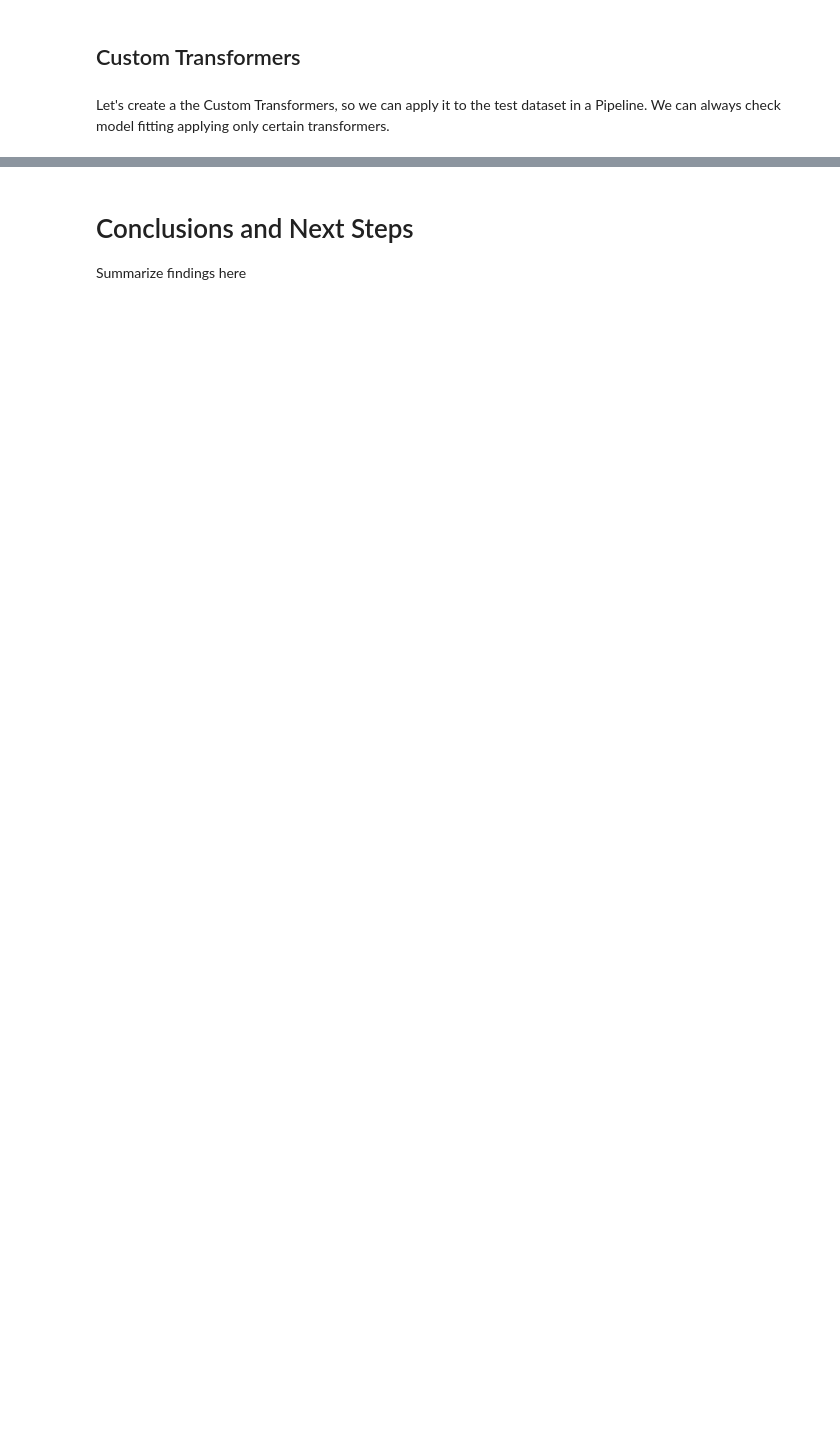
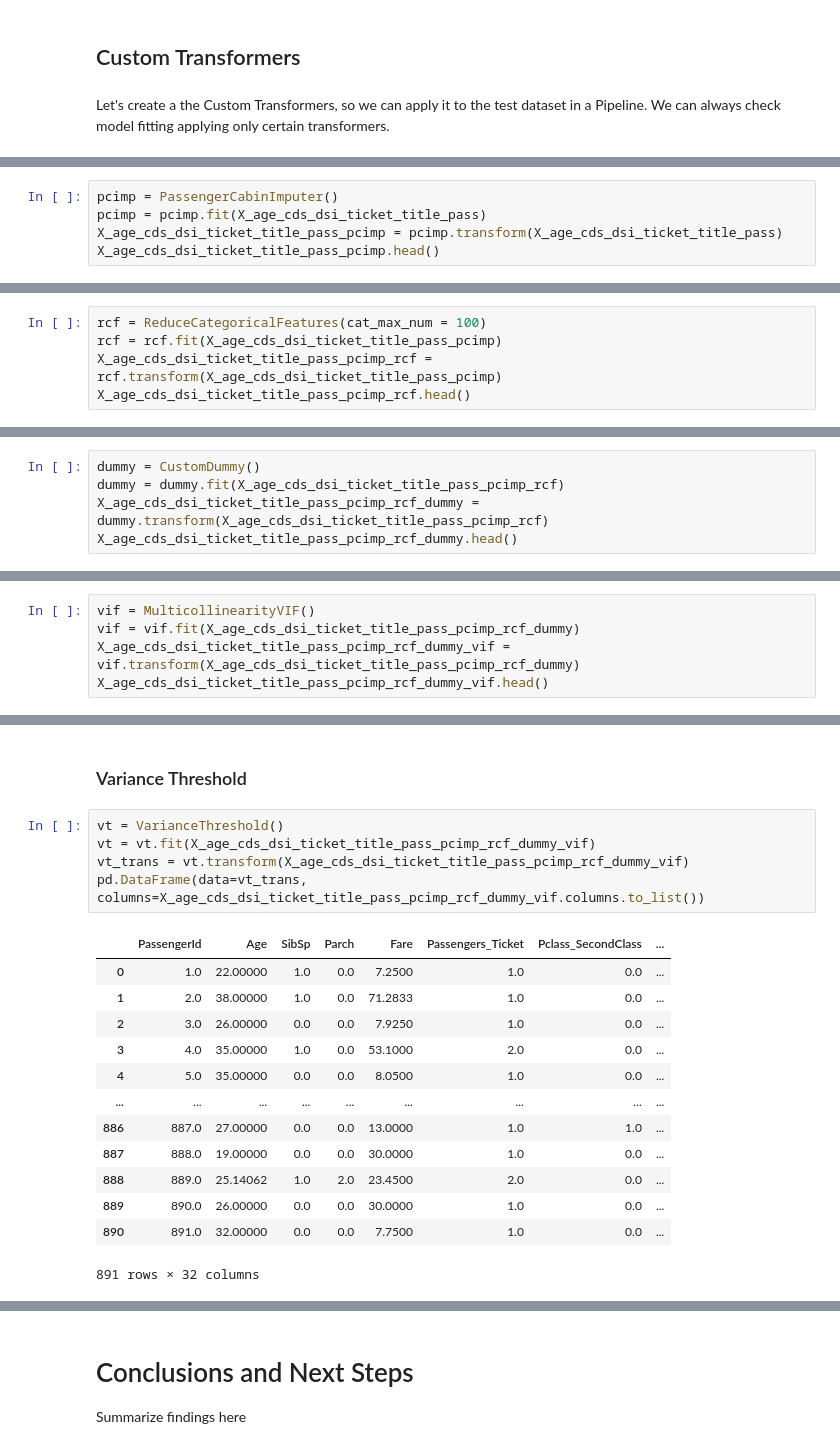
Before and after one commit to sbmoyano/data_science_projects, a Jupyter notebook: kaggle_titanic_competition/kaggle_titanic_competition_classification.ipynb, the cells around one changed output, grey strips where cells are left out. Cells and saved outputs as stored; diff of their text form; blank space fills up the shorter version.

```diff
--- a/kaggle_titanic_competition/kaggle_titanic_competition_classification.ipynb
+++ b/kaggle_titanic_competition/kaggle_titanic_competition_classification.ipynb
@@ -665,0 +1083,5 @@ Show graphs and stats here
+# %%
+pcimp = PassengerCabinImputer()
+pcimp = pcimp.fit(X_age_cds_dsi_ticket_title_pass)
+X_age_cds_dsi_ticket_title_pass_pcimp = pcimp.transform(X_age_cds_dsi_ticket_title_pass)
+X_age_cds_dsi_ticket_title_pass_pcimp.head()
@@ -665,0 +1096,5 @@ Show graphs and stats here
+# %%
+rcf = ReduceCategoricalFeatures(cat_max_num = 100)
+rcf = rcf.fit(X_age_cds_dsi_ticket_title_pass_pcimp)
+X_age_cds_dsi_ticket_title_pass_pcimp_rcf = rcf.transform(X_age_cds_dsi_ticket_title_pass_pcimp)
+X_age_cds_dsi_ticket_title_pass_pcimp_rcf.head()
@@ -665,0 +1109,5 @@ Show graphs and stats here
+# %%
+dummy = CustomDummy()
+dummy = dummy.fit(X_age_cds_dsi_ticket_title_pass_pcimp_rcf)
+X_age_cds_dsi_ticket_title_pass_pcimp_rcf_dummy = dummy.transform(X_age_cds_dsi_ticket_title_pass_pcimp_rcf)
+X_age_cds_dsi_ticket_title_pass_pcimp_rcf_dummy.head()
@@ -665,0 +1123,5 @@ Show graphs and stats here
+# %%
+vif = MulticollinearityVIF()
+vif = vif.fit(X_age_cds_dsi_ticket_title_pass_pcimp_rcf_dummy)
+X_age_cds_dsi_ticket_title_pass_pcimp_rcf_dummy_vif = vif.transform(X_age_cds_dsi_ticket_title_pass_pcimp_rcf_dummy)
+X_age_cds_dsi_ticket_title_pass_pcimp_rcf_dummy_vif.head()
@@ -665,0 +1363,21 @@ Show graphs and stats here
+# %% [markdown]
+### Variance Threshold
+# %%
+vt = VarianceThreshold()
+vt = vt.fit(X_age_cds_dsi_ticket_title_pass_pcimp_rcf_dummy_vif)
+vt_trans = vt.transform(X_age_cds_dsi_ticket_title_pass_pcimp_rcf_dummy_vif)
+pd.DataFrame(data=vt_trans, columns=X_age_cds_dsi_ticket_title_pass_pcimp_rcf_dummy_vif.columns.to_list())
+# %% [output]
+|  | PassengerId | Age | SibSp | Parch | Fare | Passengers_Ticket | Pclass_SecondClass | ... |
+| 0 | 1.0 | 22.00000 | 1.0 | 0.0 | 7.2500 | 1.0 | 0.0 | ... |
+| 1 | 2.0 | 38.00000 | 1.0 | 0.0 | 71.2833 | 1.0 | 0.0 | ... |
+| 2 | 3.0 | 26.00000 | 0.0 | 0.0 | 7.9250 | 1.0 | 0.0 | ... |
+| 3 | 4.0 | 35.00000 | 1.0 | 0.0 | 53.1000 | 2.0 | 0.0 | ... |
+| 4 | 5.0 | 35.00000 | 0.0 | 0.0 | 8.0500 | 1.0 | 0.0 | ... |
+| ... | ... | ... | ... | ... | ... | ... | ... | ... |
+| 886 | 887.0 | 27.00000 | 0.0 | 0.0 | 13.0000 | 1.0 | 1.0 | ... |
+| 887 | 888.0 | 19.00000 | 0.0 | 0.0 | 30.0000 | 1.0 | 0.0 | ... |
+| 888 | 889.0 | 25.14062 | 1.0 | 2.0 | 23.4500 | 2.0 | 0.0 | ... |
+| 889 | 890.0 | 26.00000 | 0.0 | 0.0 | 30.0000 | 1.0 | 0.0 | ... |
+| 890 | 891.0 | 32.00000 | 0.0 | 0.0 | 7.7500 | 1.0 | 0.0 | ... |
+891 rows × 32 columns
```
Also changed, not shown: parts of 88 cells of this notebook.
